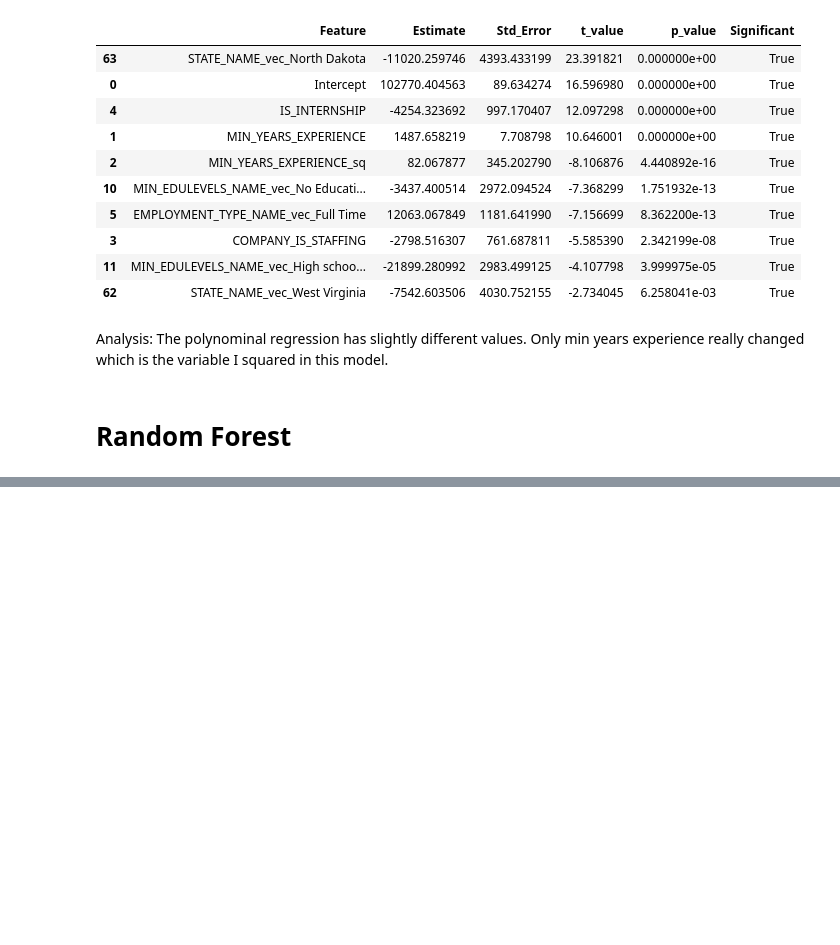
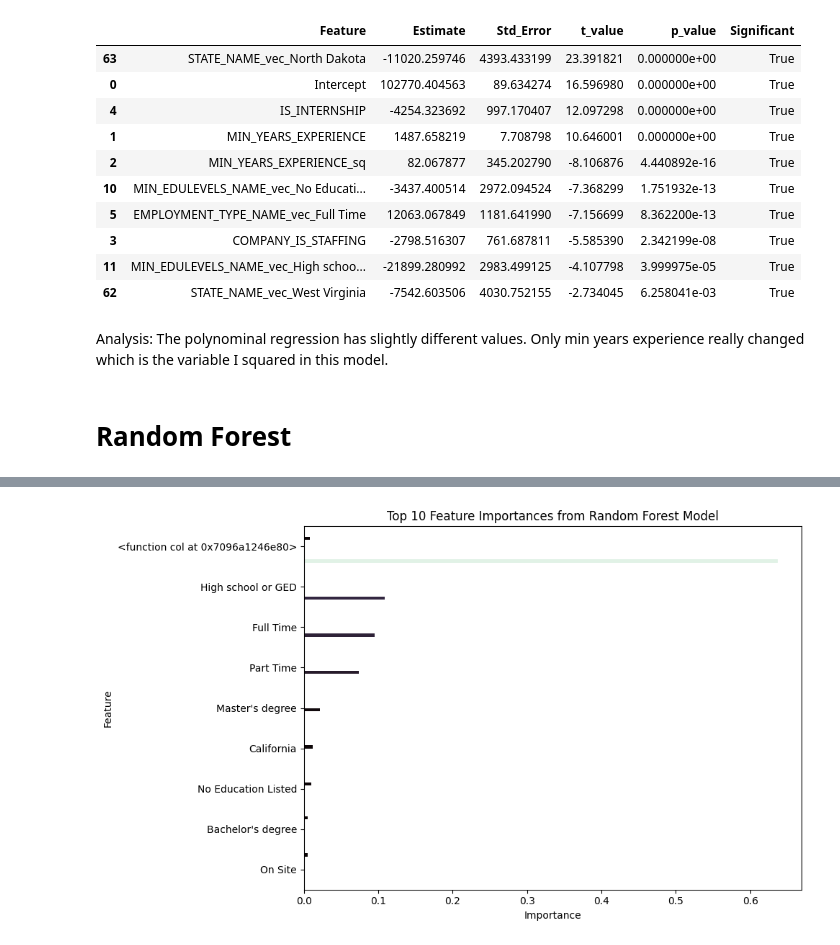
Before and after one commit to met-ad-688/assignment-04-cosull93, a Jupyter notebook: assignment04-cosull93.ipynb, the cells around one changed output, grey strips where cells are left out. Saved outputs shown, nothing was run; the diff lists cells and outputs as text; code cells hidden in the pictures; blank space fills up the shorter version.

Commit message:
push random forest

```diff
--- a/assignment04-cosull93.ipynb
+++ b/assignment04-cosull93.ipynb
@@ -436,3 +403,9 @@ poly_summary_numeric.head(10)
 Analysis:  The polynominal regression has slightly different values.  Only min years experience really changed which is the variable I squared in this model.
 # %% [markdown]
 # Random Forest
+# %%
+from pyspark.ml.regression import RandomForestRegressor
+
+rf = RandomForestRegressor(featuresCol="features", labelCol="SALARY", numTrees=200, maxDepth=4, seed=45)
+rf_model = rf.fit(train_data.select("features","SALARY"))
+rf_preds = rf_model.transform(test_data.select("features","SALARY"))
@@ -438,0 +441,29 @@ Analysis:  The polynominal regression has slightly different values.  Only min y
+# %%
+def clean_feature_names(feature_list):
+    clean_names = []
+    for name in feature_list:
+        if isinstance(name, list):
+            clean_names.append("_".join(str(n) for n in name))
+        elif isinstance(name, str) and name.startswith("["):
+            clean_names.append(name.replace("[","").replace("]","").replace("'","").replace('"','').strip())
+        else:
+            clean_names.append(str(name))
+    return clean_names
+
+importance_df = pd.DataFrame({
+    "Feature": feature_names,
+    "Importance": importances
+}).sort_values(by="Importance", ascending=False)
+
+importance_df["Feature"] = clean_feature_names(importance_df["Feature"])
+
+plt.figure(figsize=(10,6))
+sns.barplot(data=importance_df.head(10), x="Importance", y="Feature", hue="Importance", palette="mako", legend=False)
+plt.title("Top 10 Feature Importances from Random Forest Model")
+plt.xlabel("Importance")
+plt.ylabel("Feature")
+plt.tight_layout()
+plt.savefig("output/rf_feature_importance.png")
+plt.show()
+# %% [output]
+[figure, added]
```
Also changed, not shown: parts of 4 cells of this notebook, 1 other file.
